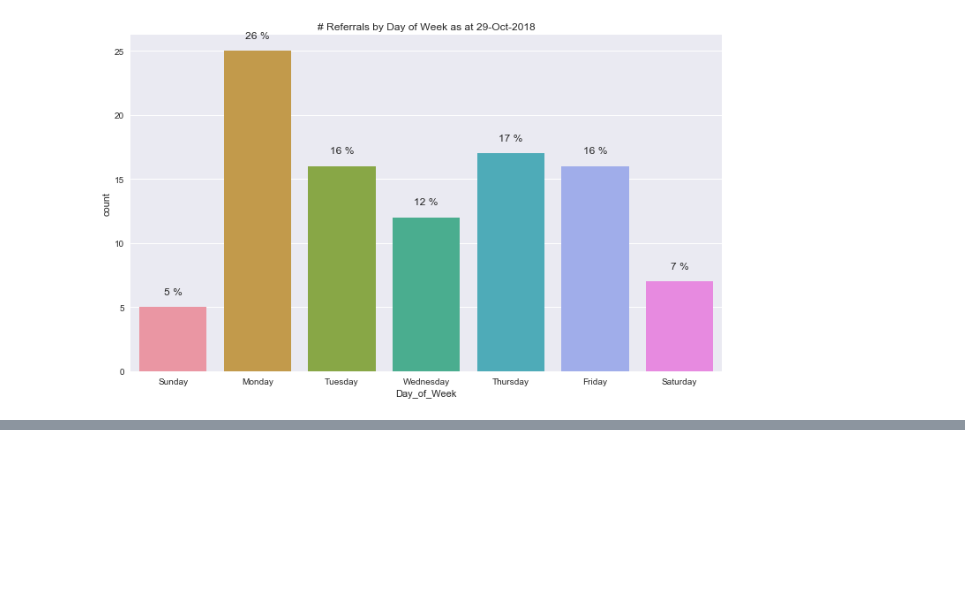
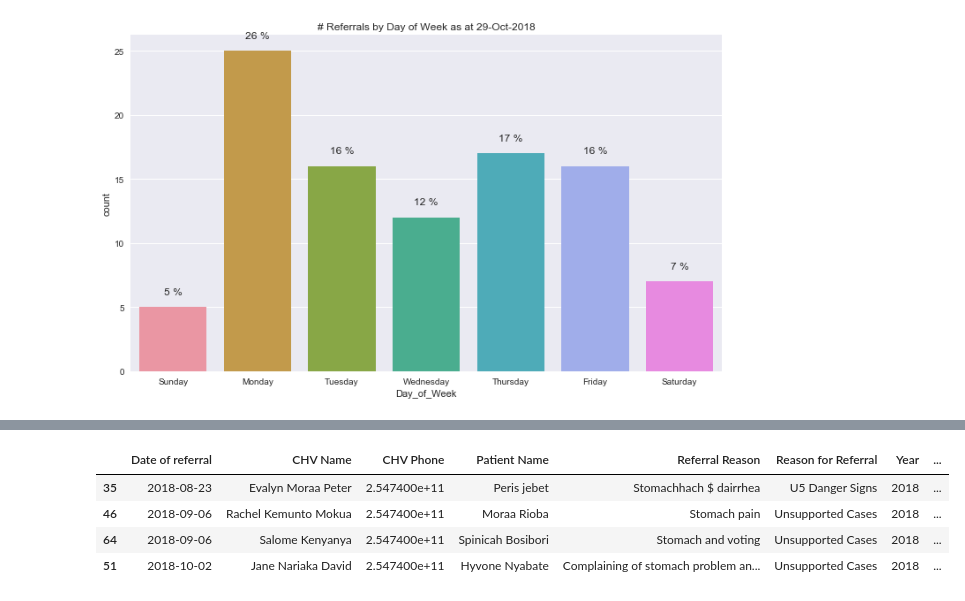
Before and after one commit to bilha-analytics/zExploreGL, a Jupyter notebook: IN_Manenoz/Reasons for Referral.ipynb, the cells around one changed output, grey strips where cells are left out. Saved outputs shown, nothing was run; the diff lists cells and outputs as text; code cells hidden in the pictures; blank space fills up the shorter version.

```diff
--- a/IN_Manenoz/Reasons for Referral.ipynb
+++ b/IN_Manenoz/Reasons for Referral.ipynb
@@ -206,0 +277,10 @@ sns.FacetGrid(data=db, row="Reason for Referral", size=7, aspect=1 ).map(
+# %%
+## Where referral reason cotains 'stomach'
+display(HTML('<h5>Referral reasons with the word <i>stomach</i> </h5>'))
+db[ db['Referral Reason'].astype(str).str.contains('Stoma', na=False, case=False) ]
+# %% [output]
+|  | Date of referral | CHV Name | CHV Phone | Patient Name | Referral Reason | Reason for Referral | Year | ... |
+| 35 | 2018-08-23 | Evalyn Moraa Peter | 2.547400e+11 | Peris jebet | Stomachhach $ dairrhea | U5 Danger Signs | 2018 | ... |
+| 46 | 2018-09-06 | Rachel Kemunto Mokua | 2.547400e+11 | Moraa Rioba | Stomach pain | Unsupported Cases | 2018 | ... |
+| 64 | 2018-09-06 | Salome Kenyanya | 2.547400e+11 | Spinicah Bosibori | Stomach and voting | Unsupported Cases | 2018 | ... |
+| 51 | 2018-10-02 | Jane Nariaka David | 2.547400e+11 | Hyvone Nyabate | Complaining of stomach problem an... | Unsupported Cases | 2018 | ... |
```
Also changed, not shown: parts of 15 cells of this notebook.
